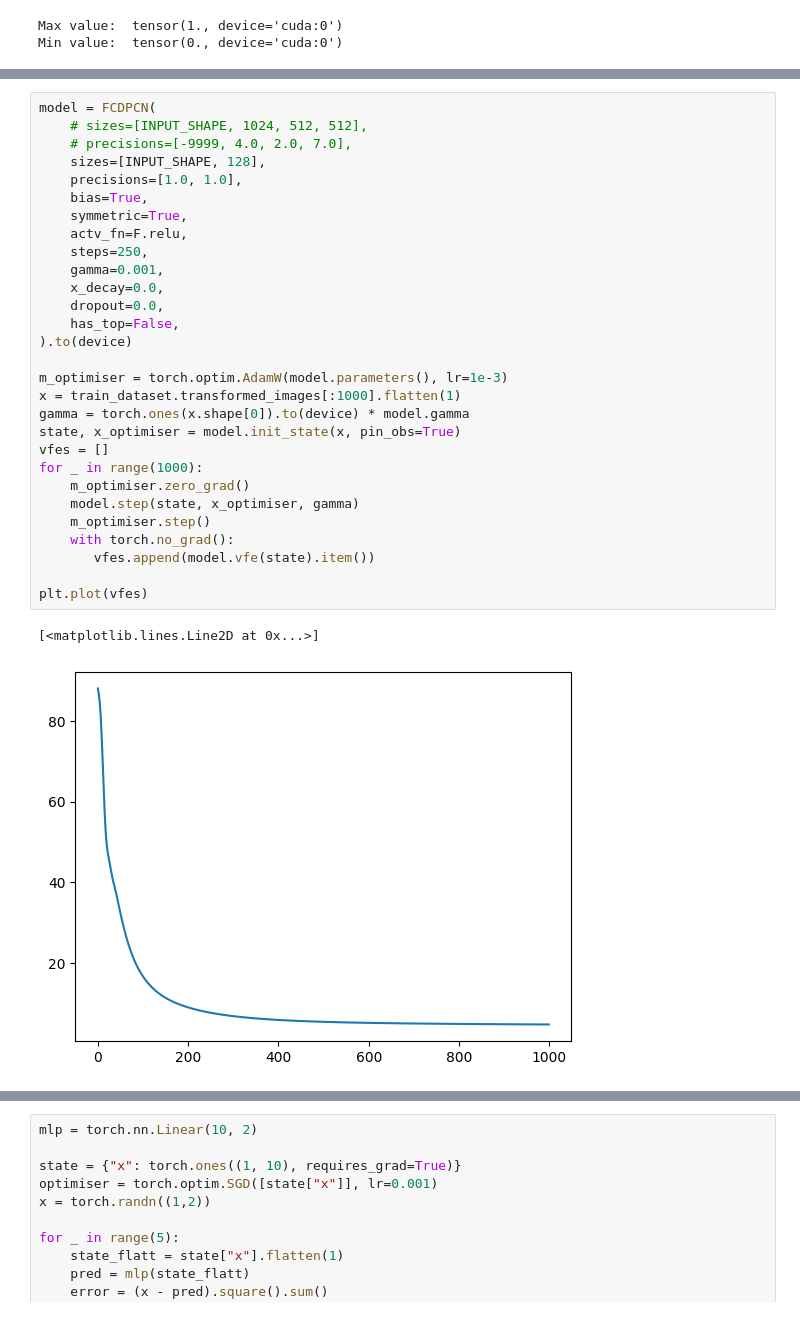
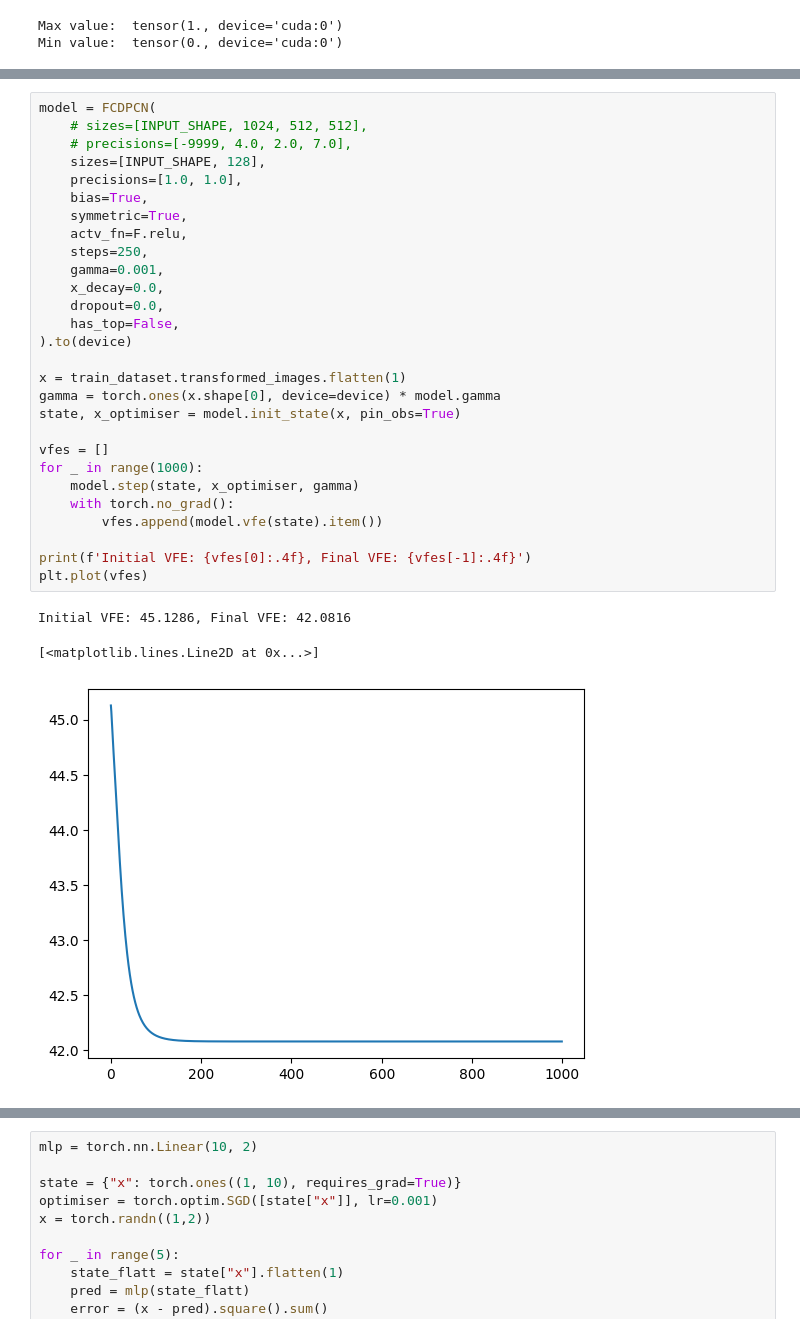
Before and after one commit to joeagriffith/pclib, a Jupyter notebook: examples/mnist/fc_iPC/unsupervised_deep.ipynb, the cells around one changed output, grey strips where cells are left out. Cells and saved outputs as stored; diff of their text form.

```diff
--- a/examples/mnist/fc_iPC/unsupervised_deep.ipynb
+++ b/examples/mnist/fc_iPC/unsupervised_deep.ipynb
@@ -116,32 +68,32 @@ torch.Size([10, 64])
 # %%
 model = FCDPCN(
     # sizes=[INPUT_SHAPE, 1024, 512, 512],
     # precisions=[-9999, 4.0, 2.0, 7.0],
     sizes=[INPUT_SHAPE, 128],
     precisions=[1.0, 1.0],
     bias=True,
     symmetric=True,
     actv_fn=F.relu,
     steps=250,
     gamma=0.001,
     x_decay=0.0,
     dropout=0.0,
     has_top=False,
 ).to(device)
 
-m_optimiser = torch.optim.AdamW(model.parameters(), lr=1e-3)
-x = train_dataset.transformed_images[:1000].flatten(1)
-gamma = torch.ones(x.shape[0]).to(device) * model.gamma
+x = train_dataset.transformed_images.flatten(1)
+gamma = torch.ones(x.shape[0], device=device) * model.gamma
 state, x_optimiser = model.init_state(x, pin_obs=True)
+
 vfes = []
 for _ in range(1000):
-    m_optimiser.zero_grad()
     model.step(state, x_optimiser, gamma)
-    m_optimiser.step()
     with torch.no_grad():
-       vfes.append(model.vfe(state).item())
+        vfes.append(model.vfe(state).item())
 
+print(f'Initial VFE: {vfes[0]:.4f}, Final VFE: {vfes[-1]:.4f}')
 plt.plot(vfes)
 # %% [output]
-[<matplotlib.lines.Line2D at 0x...>]
+Initial VFE: 45.1286, Final VFE: 42.0816
+[<matplotlib.lines.Line2D at 0x...>]
-[figure, old version]
+[figure, new version]
```
Also changed, not shown: parts of 22 cells of this notebook, 3 other files.
